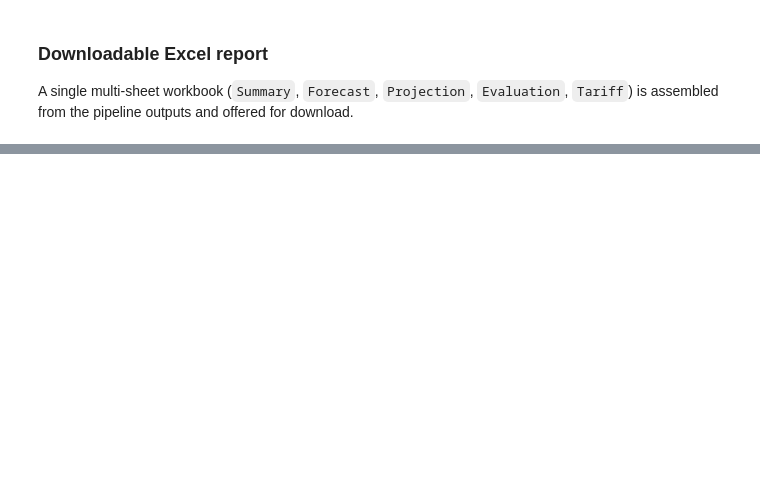
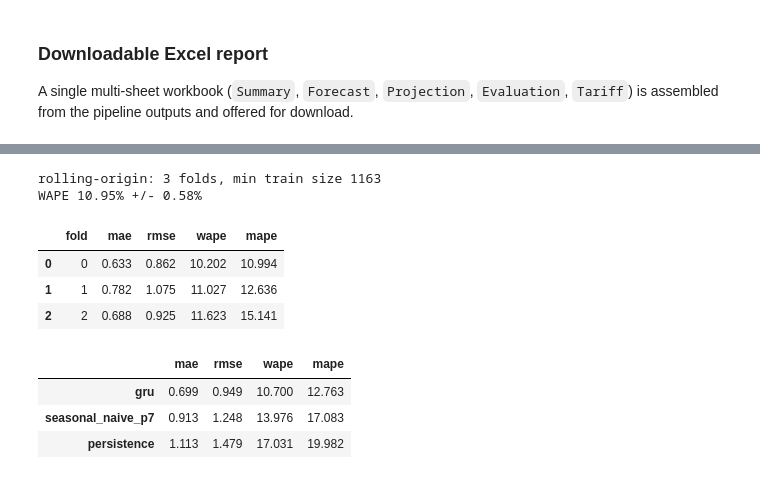
Before and after one commit to Mainak-2006/electricity-demand-forecasting, a Jupyter notebook: notebooks/exploration.ipynb, the cells around one changed output, grey strips where cells are left out. Cells and saved outputs as stored; diff of their text form; code cells hidden in the pictures; blank space fills up the shorter version.

```diff
--- a/notebooks/exploration.ipynb
+++ b/notebooks/exploration.ipynb
@@ -233,0 +298,21 @@ Sheets: ['Summary', 'Forecast', 'Projection', 'Evaluation', 'Tariff']
+# %%
+cv = json.loads(Path("../outputs/evaluation_cv.json").read_text())
+print(f"{cv['method']}: {cv['n_folds']} folds, min train size {cv['min_train_size']}")
+print(f"WAPE {cv['wape_mean']:.2f}% +/- {cv['wape_std']:.2f}%")
+pd.DataFrame([{"fold": f["fold"], **f["metrics"]} for f in cv["folds"]]).round(3)
+# %% [output]
+rolling-origin: 3 folds, min train size 1163
+WAPE 10.95% +/- 0.58%
+|  | fold | mae | rmse | wape | mape |
+| 0 | 0 | 0.633 | 0.862 | 10.202 | 10.994 |
+| 1 | 1 | 0.782 | 1.075 | 11.027 | 12.636 |
+| 2 | 2 | 0.688 | 0.925 | 11.623 | 15.141 |
+# %%
+ev = json.loads(Path("../outputs/evaluation.json").read_text())
+rows = {"gru": ev["model_metrics"], **ev["baseline_metrics"]}
+pd.DataFrame(rows).T[["mae", "rmse", "wape", "mape"]].round(3)
+# %% [output]
+|  | mae | rmse | wape | mape |
+| gru | 0.699 | 0.949 | 10.700 | 12.763 |
+| seasonal_naive_p7 | 0.913 | 1.248 | 13.976 | 17.083 |
+| persistence | 1.113 | 1.479 | 17.031 | 19.982 |
```
Also changed, not shown: parts of 18 cells of this notebook.
